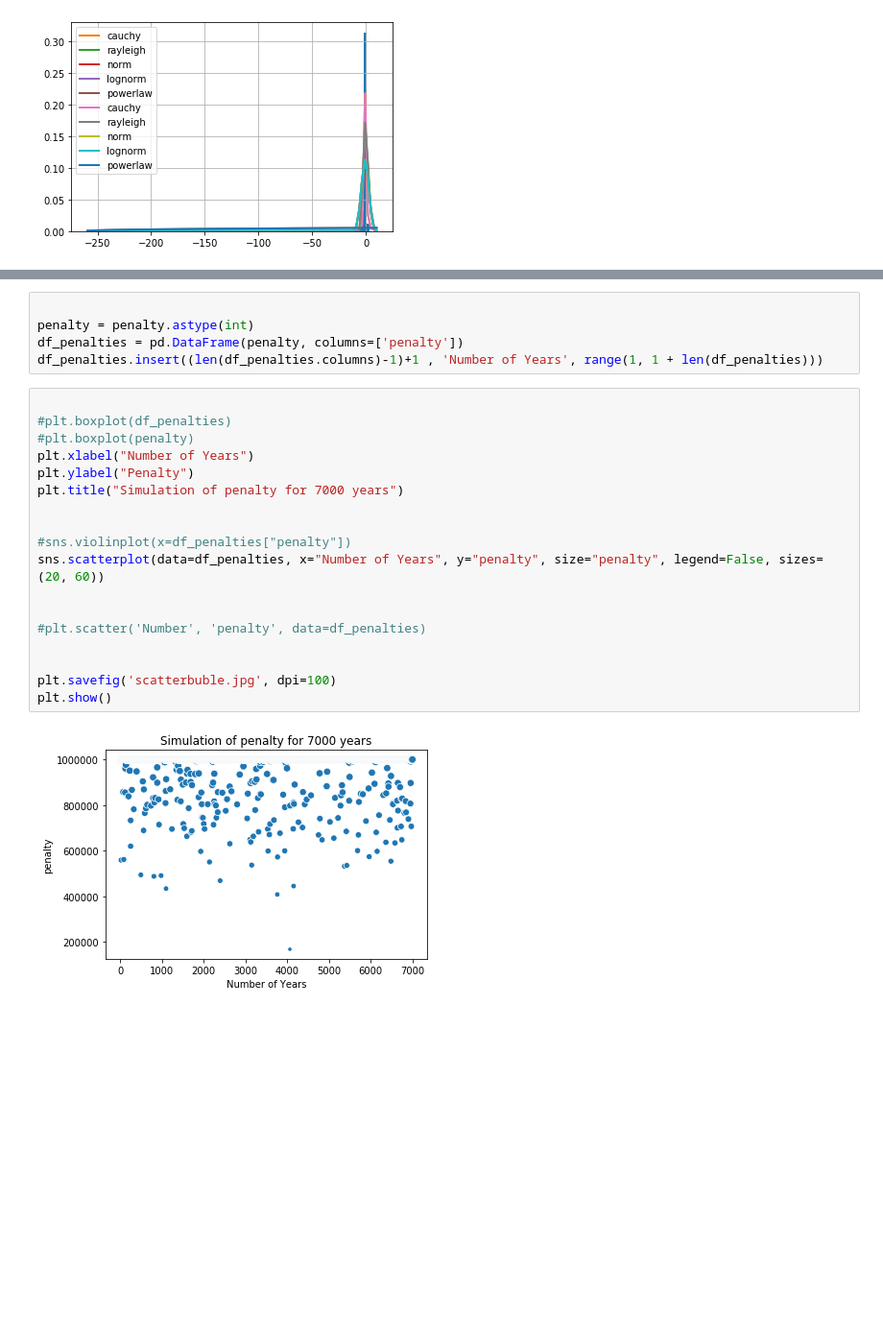
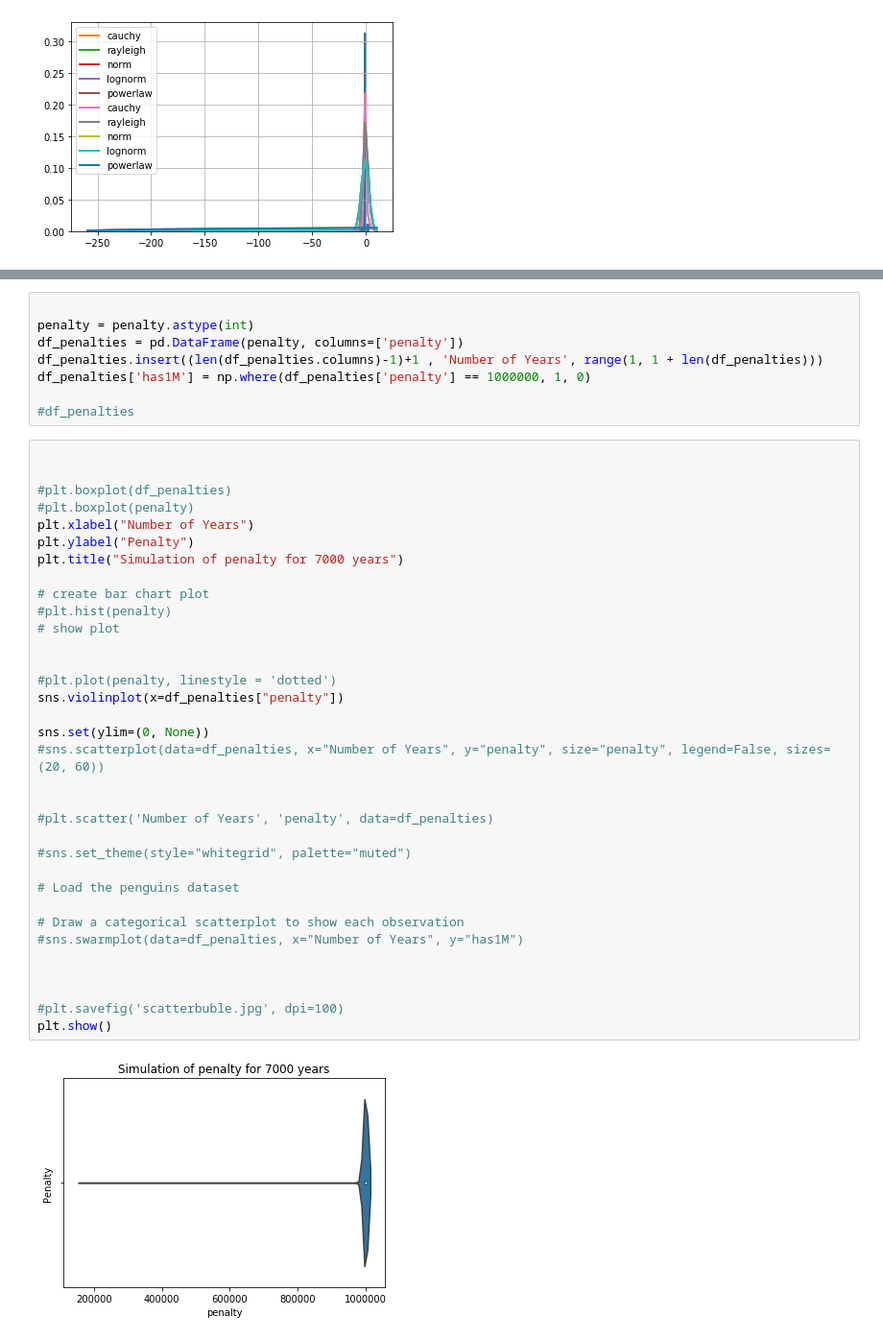
Before and after one commit to Waqar06/Capstone, a Jupyter notebook: NewFormulation2.0_simulation.ipynb, the cells around one changed output, grey strips where cells are left out. Shown at 96% size. Cells and saved outputs as stored; diff of their text form; blank space fills up the shorter version.

Commit message:
Adding graphs

```diff
--- a/NewFormulation2.0_simulation.ipynb
+++ b/NewFormulation2.0_simulation.ipynb
@@ -490,23 +492,42 @@ f.plot_pdf()
 penalty = penalty.astype(int)
 df_penalties = pd.DataFrame(penalty, columns=['penalty'])
 df_penalties.insert((len(df_penalties.columns)-1)+1 , 'Number of Years', range(1, 1 + len(df_penalties)))
+df_penalties['has1M'] = np.where(df_penalties['penalty'] == 1000000, 1, 0)
+
+#df_penalties
 # %%
+
 
 #plt.boxplot(df_penalties)
 #plt.boxplot(penalty)
 plt.xlabel("Number of Years")
 plt.ylabel("Penalty")
 plt.title("Simulation of penalty for 7000 years")
 
-
-#sns.violinplot(x=df_penalties["penalty"])
-sns.scatterplot(data=df_penalties, x="Number of Years", y="penalty", size="penalty", legend=False, sizes=(20, 60))
+# create bar chart plot
+#plt.hist(penalty)
+# show plot
 
 
-#plt.scatter('Number', 'penalty', data=df_penalties)
+#plt.plot(penalty, linestyle = 'dotted')
+sns.violinplot(x=df_penalties["penalty"])
+
+sns.set(ylim=(0, None))
+#sns.scatterplot(data=df_penalties, x="Number of Years", y="penalty", size="penalty", legend=False, sizes=(20, 60))
 
 
-plt.savefig('scatterbuble.jpg', dpi=100)
+#plt.scatter('Number of Years', 'penalty', data=df_penalties)
+
+#sns.set_theme(style="whitegrid", palette="muted")
+
+# Load the penguins dataset
+
+# Draw a categorical scatterplot to show each observation
+#sns.swarmplot(data=df_penalties, x="Number of Years", y="has1M")
+
+
+
+#plt.savefig('scatterbuble.jpg', dpi=100)
 plt.show()
 # %% [output]
-[figure, old version]
+[figure, new version]
```
Also changed, not shown: parts of 1 cell of this notebook, 8 other files.
